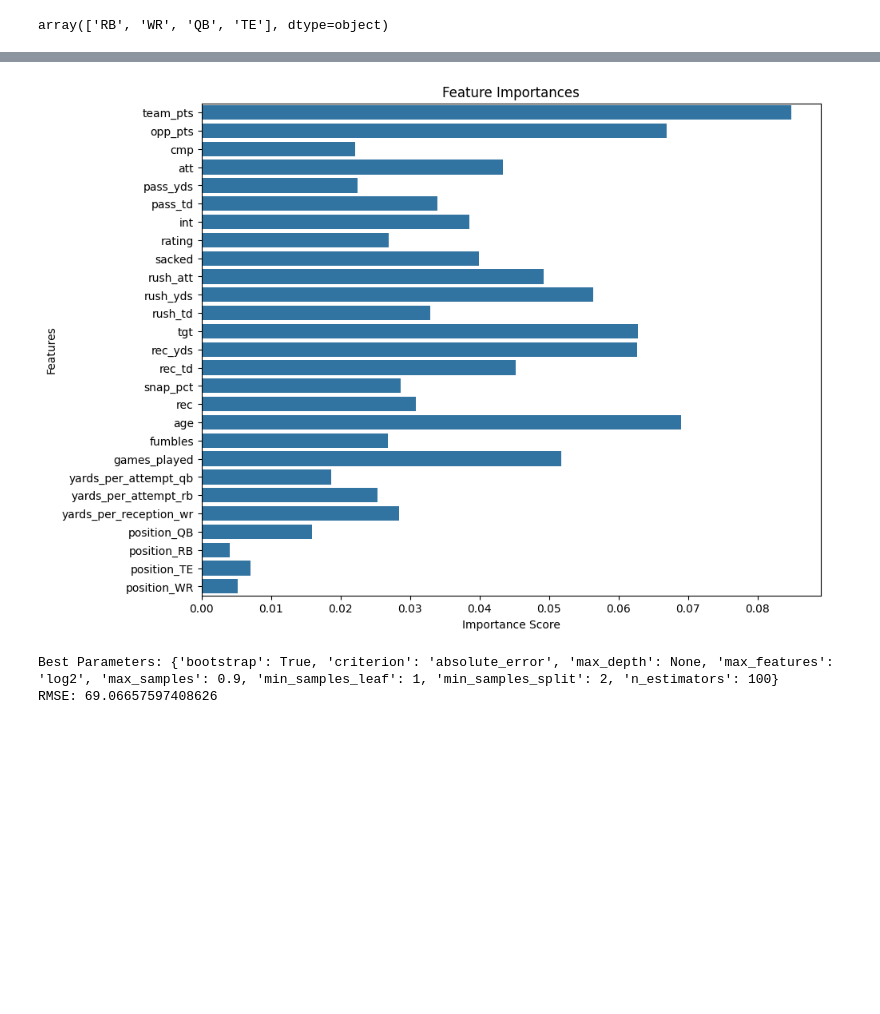
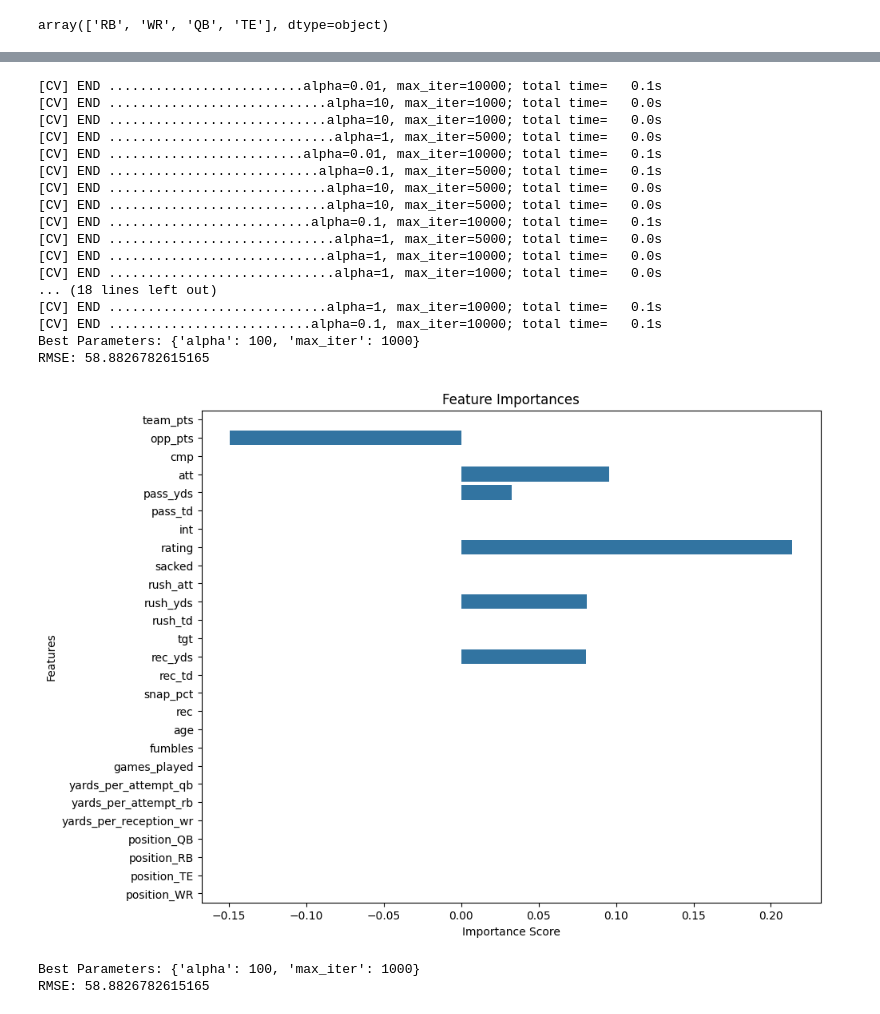
Before and after one commit to willhoff2/ff-397-STL, a Jupyter notebook: lr_ff.ipynb, the cells around one changed output, grey strips where cells are left out. Drawn from its saved outputs; the diff is of its cells as text; code cells hidden in the pictures; blank space fills up the shorter version.

```diff
--- a/lr_ff.ipynb
+++ b/lr_ff.ipynb
@@ -64,43 +115,35 @@ array(['RB', 'WR', 'QB', 'TE'], dtype=object)
 # %%
+
+
 def process_and_model(df):
     # One-hot encode the 'position' column
     df_encoded = pd.get_dummies(df, columns=['position'], drop_first=False)
-    print(df_encoded.columns)
 
     # Define features and target
     X = df_encoded.drop(columns=['name', 'fantasy_pts', 'next_yr_pts'])
     X.fillna(0, inplace = True)
     y = df_encoded['next_yr_pts']
 
-    # Split the data
-    X_train, X_test, y_train, y_test = train_test_split(X, y, test_size=0.2, random_state=2)
-
     # Define the parameter grid for grid search
     param_grid = {
-    'n_estimators': [100, 200, 300],
-    'max_depth': [None, 10, 20, 30],
-    'min_samples_split': [2, 5, 10],
-    'min_samples_leaf': [1, 2, 4],
-    'max_features': [None, 'sqrt', 'log2'],
-    'bootstrap': [True],
-    'criterion': ['squared_error', 'absolute_error'],
-    'max_samples': [None, 0.8, 0.9]
+        'alpha': [0.001, 0.01, 0.1, 1, 10, 100],
+        'max_iter': [1000, 5000, 10000]
     }
 
     # Initialize the model
-    rf = RandomForestRegressor(random_state=2)
+    lasso = Lasso(random_state=42)
 
     # Initialize GridSearchCV
-    grid_search = GridSearchCV(estimator=rf, param_grid=param_grid, cv=3, n_jobs=-1, verbose=2, scoring='neg_mean_squared_error')
+    grid_search = GridSearchCV(estimator=lasso, param_grid=param_grid, cv=3, n_jobs=-1, verbose=2, scoring='neg_mean_squared_error')
 
     # Fit the grid search
     grid_search.fit(X_train, y_train)
 
     # Get the best estimator
-    best_rf = grid_search.best_estimator_
+    best_lasso = grid_search.best_estimator_
 
     # Predict on test data
-    y_pred = best_rf.predict(X_test)
+    y_pred = best_lasso.predict(X_test)
 
     # Calculate RMSE
     rmse = np.sqrt(mean_squared_error(y_test, y_pred))
@@ -108,7 +151,7 @@ def process_and_model(df):
     print(f'RMSE: {rmse}')
 
     # Feature importance
-    feature_importances = pd.Series(best_rf.feature_importances_, index=X_train.columns)
+    feature_importances = pd.Series(best_lasso.coef_, index=X_train.columns)
 
     # Plot variable importance
     plt.figure(figsize=(10, 8))
@@ -118,10 +161,10 @@ def process_and_model(df):
     plt.ylabel('Features')
     plt.show()
 
-    return best_rf, grid_search.best_params_, rmse
+    return best_lasso, grid_search.best_params_, rmse
 
 # Assuming df is already defined as your DataFrame
-best_model, best_params, rmse = process_and_model(df_2021)
+lasso_mod, best_params, rmse = process_and_model(df_full)
 print(f'Best Parameters: {best_params}')
 print(f'RMSE: {rmse}')
 # %% [output]
@@ -145,4 +188,21 @@ Fitting 3 folds for each of 1944 candidates, totalling 5832 fits
+[CV] END .........................alpha=0.01, max_iter=10000; total time=   0.1s
+[CV] END ............................alpha=10, max_iter=1000; total time=   0.0s
+[CV] END ............................alpha=10, max_iter=1000; total time=   0.0s
+[CV] END .............................alpha=1, max_iter=5000; total time=   0.0s
+[CV] END .........................alpha=0.01, max_iter=10000; total time=   0.1s
+[CV] END ...........................alpha=0.1, max_iter=5000; total time=   0.1s
+[CV] END ............................alpha=10, max_iter=5000; total time=   0.0s
+[CV] END ............................alpha=10, max_iter=5000; total time=   0.0s
+[CV] END ..........................alpha=0.1, max_iter=10000; total time=   0.1s
+[CV] END .............................alpha=1, max_iter=5000; total time=   0.0s
+[CV] END ............................alpha=1, max_iter=10000; total time=   0.0s
+[CV] END .............................alpha=1, max_iter=1000; total time=   0.0s
+... (18 lines left out)
+[CV] END ............................alpha=1, max_iter=10000; total time=   0.1s
+[CV] END ..........................alpha=0.1, max_iter=10000; total time=   0.1s
+Best Parameters: {'alpha': 100, 'max_iter': 1000}
+RMSE: 58.8826782615165
-[figure, old version]
+[figure, new version]
-Best Parameters: {'bootstrap': True, 'criterion': 'absolute_error', 'max_depth': None, 'max_features': 'log2', 'max_samples': 0.9, 'min_samples_leaf': 1, 'min_samples_split': 2, 'n_estimators': 100}
-RMSE: 69.06657597408626
+Best Parameters: {'alpha': 100, 'max_iter': 1000}
+RMSE: 58.8826782615165
 # %%
```
Also changed, not shown: parts of 4 cells of this notebook.
